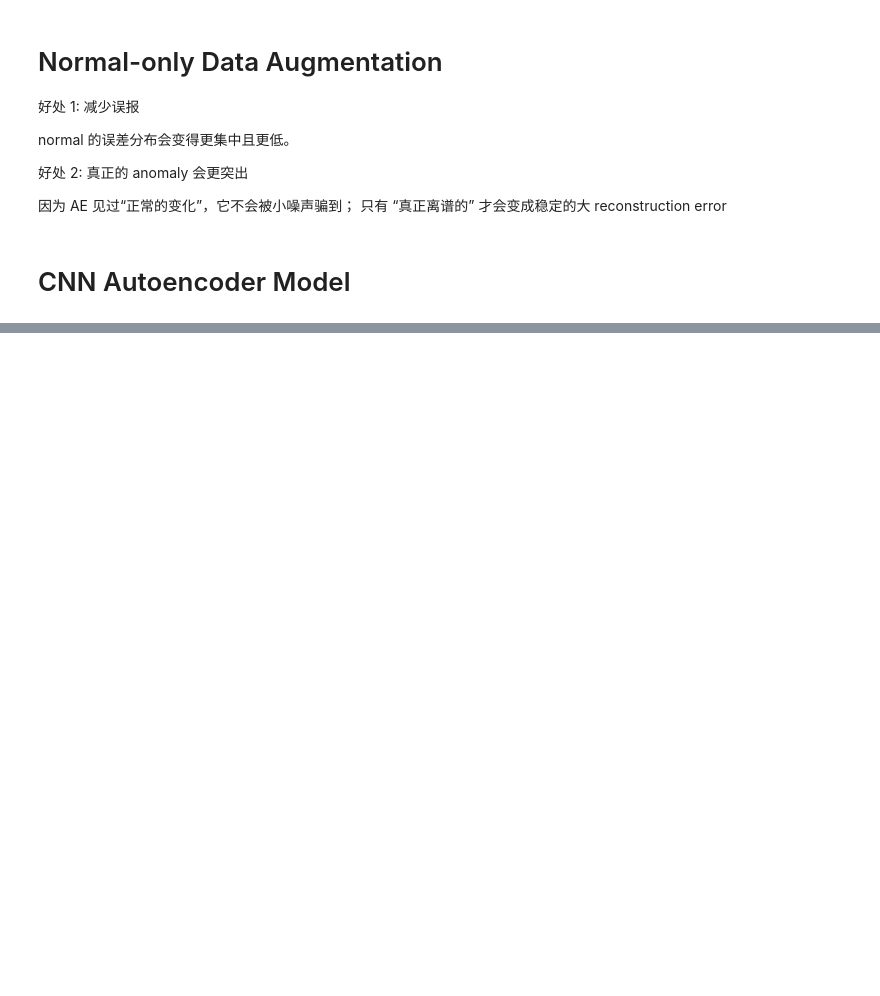
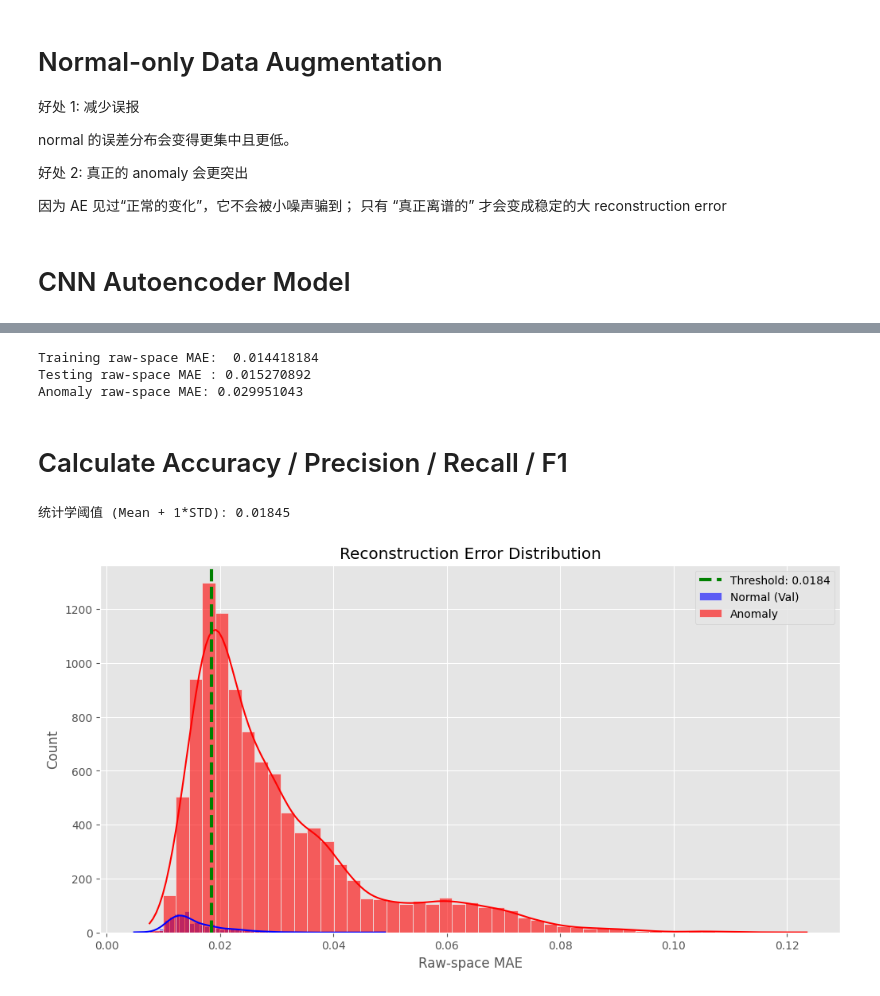
Before and after one commit to Makiato1999/ECG-Detector, a Jupyter notebook: anomaly_detection_cnn_autoencoders.ipynb, the cells around one changed output, grey strips where cells are left out. Drawn from its saved outputs; the diff is of its cells as text; code cells hidden in the pictures; blank space fills up the shorter version.

```diff
--- a/anomaly_detection_cnn_autoencoders.ipynb
+++ b/anomaly_detection_cnn_autoencoders.ipynb
@@ -849,0 +891,55 @@ Anomaly Recall:       69.19%
+# %%
+# 计算 Normal / Test / Anomaly 数据集的 Raw-Space MAE
+scaler = StandardScaler()
+scaler.fit(X_train)
+
+raw_mae_train = compute_raw_mae(model, train_loader, scaler)
+raw_mae_validate = compute_raw_mae(model, validate_loader, scaler)
+raw_mae_test = compute_raw_mae(model, test_loader, scaler)
+raw_mae_anomaly = compute_raw_mae(model, anomaly_loader, scaler)
+
+print("Training raw-space MAE: ", raw_mae_train.mean())
+print("Testing raw-space MAE :", raw_mae_test.mean())
+print("Anomaly raw-space MAE:", raw_mae_anomaly.mean())
+# %% [output]
+Training raw-space MAE:  0.014418184
+Testing raw-space MAE : 0.015270892
+Anomaly raw-space MAE: 0.029951043
+# %% [markdown]
+# Calculate Accuracy / Precision / Recall / F1
+# %%
+def find_threshold_statistical(loss):
+    """
+    设定阈值为 Mean + 1 * STD。
+    (Mean + 2*STD 会更严格，Acc更高但Recall更低；Mean + 1*STD Recall更高)
+    """
+    mean_loss = loss.mean()
+    std_loss = loss.std()
+
+    # 设定阈值: 均值 + 1倍标准差 (为了高 Recall)
+    threshold = mean_loss + 1.0 * std_loss
+
+    print(f"统计学阈值 (Mean + 1*STD): {threshold:.5f}")
+    return threshold
+
+threshold = find_threshold_statistical(raw_mae_train)
+# %% [output]
+统计学阈值 (Mean + 1*STD): 0.01845
+# %%
+plt.figure(figsize=(12, 6))
+
+# Normal（可以用 val 或 test，看你想展示哪个）
+sns.histplot(raw_mae_validate, bins=50, kde=True, color='blue', label='Normal (Val)', alpha=0.6)
+
+# Anomaly
+sns.histplot(raw_mae_anomaly, bins=50, kde=True, color='red', label='Anomaly', alpha=0.6)
+
+# 阈值线
+plt.axvline(threshold, color='green', linestyle='--', linewidth=3, label=f'Threshold: {threshold:.4f}')
+
+plt.title("Reconstruction Error Distribution")
+plt.xlabel("Raw-space MAE")
+plt.legend()
+plt.show()
+# %% [output]
+[figure, added]
```
Also changed, not shown: parts of 22 cells of this notebook.
